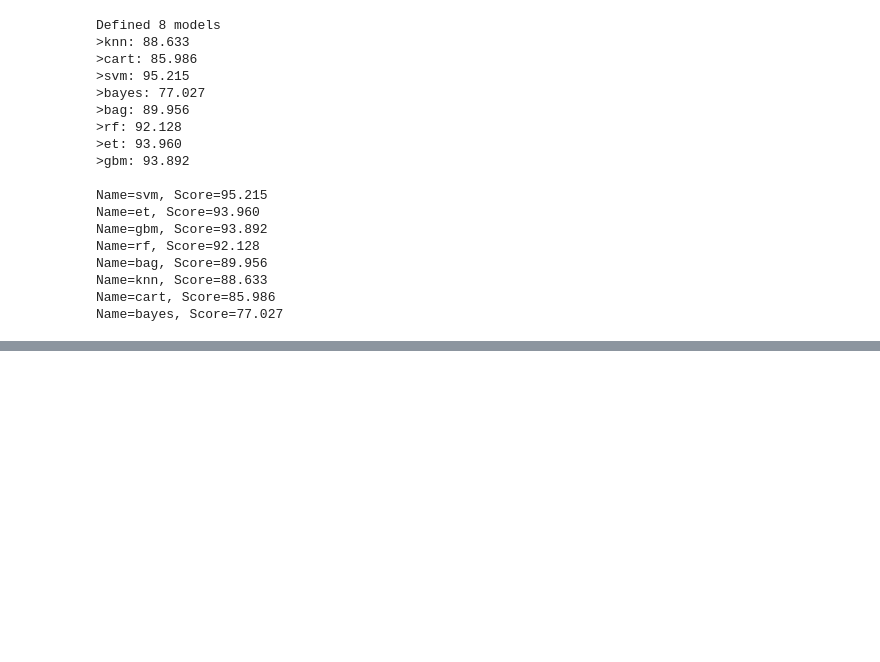
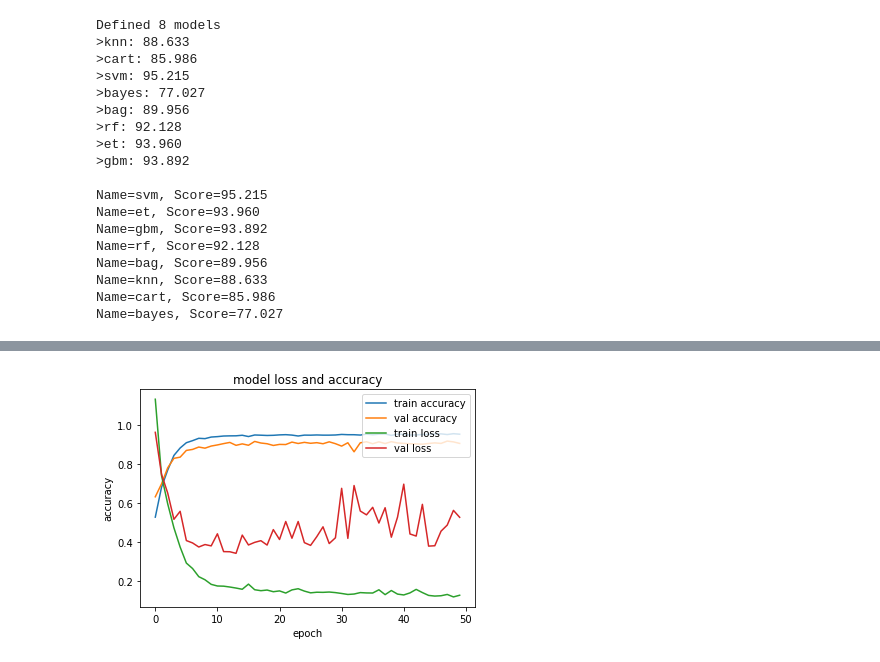
Before and after one commit to xzhangmiles/CS6140_SP_2022_Project_Human_Activity_Recognition, a Jupyter notebook: CS6140_Term_Project_Group_13_Human_Activity_Recognition.ipynb, the cells around one changed output, grey strips where cells are left out. Cells and saved outputs as stored; diff of their text form; code cells hidden in the pictures; blank space fills up the shorter version.

```diff
--- a/CS6140_Term_Project_Group_13_Human_Activity_Recognition.ipynb
+++ b/CS6140_Term_Project_Group_13_Human_Activity_Recognition.ipynb
@@ -357,0 +421,10 @@ Name=bayes, Score=77.027
+# %%
+epochs = 50
+batch_size = 16
+n_hidden = 32
+timesteps = len(X_train[0])
+input_dim = len(X_train[0][0])
+
+print(len(X_train))
+print(timesteps)
+print(input_dim)
@@ -357,0 +435,15 @@ Name=bayes, Score=77.027
+# %%
+# Initiliazing the sequential model
+model = Sequential()
+# Configuring the parameters
+model.add(LSTM(n_hidden, input_shape=(timesteps, input_dim)))
+# Adding a dropout layer
+model.add(Dropout(0.5))
+# Adding a dense output layer with sigmoid activation
+model.add(Dense(n_classes, activation='sigmoid'))
+
+# Compiling the model
+model.compile(loss='categorical_crossentropy',
+              optimizer='rmsprop',
+              metrics=['accuracy'])
+model.summary()
@@ -357,0 +466,7 @@ Name=bayes, Score=77.027
+# %%
+# Training the model
+history = model.fit(X_train,
+          y_train,
+          batch_size=batch_size,
+          validation_data=(X_test, y_test),
+          epochs=epochs)
@@ -357,0 +491,14 @@ Name=bayes, Score=77.027
+# %%
+#visualizing training process loss and accuracy
+from matplotlib import pyplot as plt
+plt.plot(history.history['accuracy'])
+plt.plot(history.history['val_accuracy'])
+plt.plot(history.history['loss'])
+plt.plot(history.history['val_loss'])
+plt.title('model loss and accuracy')
+plt.ylabel('accuracy')
+plt.xlabel('epoch')
+plt.legend(['train accuracy', 'val accuracy', 'train loss', 'val loss'], loc='upper right')
+plt.show()
+# %% [output]
+[figure, added]
```
Also changed, not shown: parts of 9 cells of this notebook, 18 other files.
